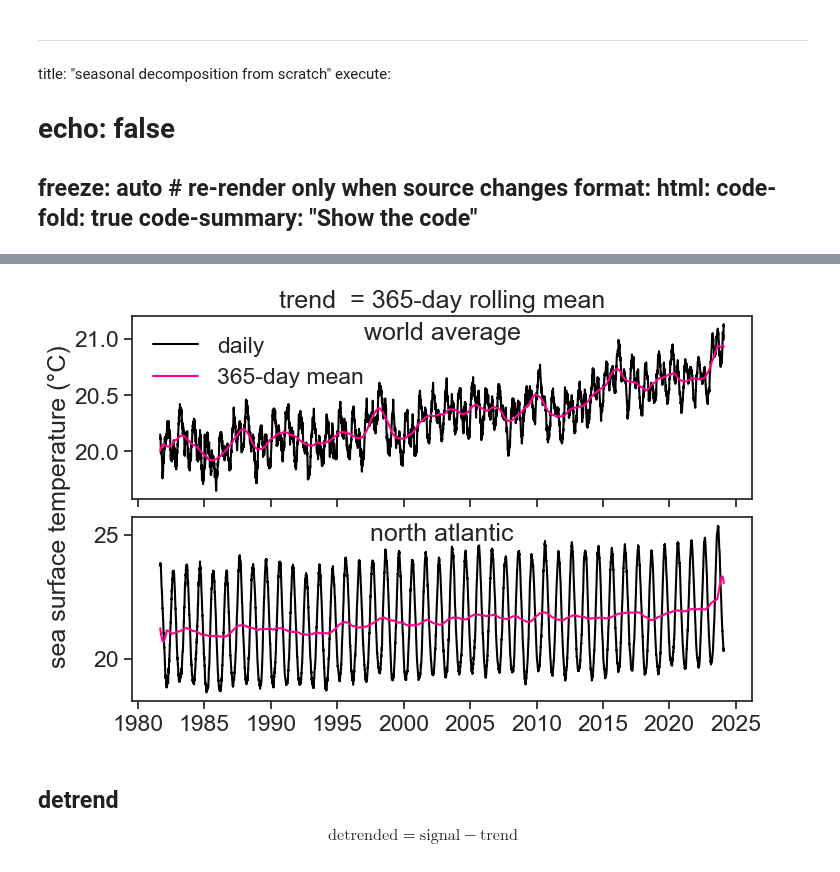
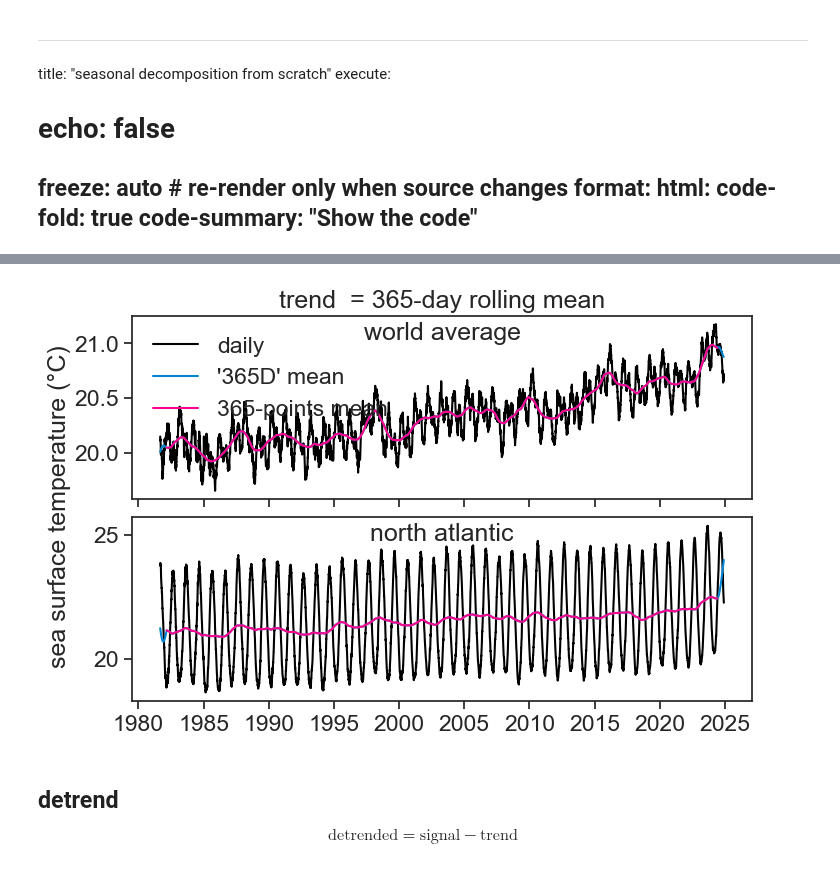
Before and after one commit to yairmau/time-series, a Jupyter notebook: seasonality/seasonal-decomposition-from-scratch.ipynb, the cells around one changed output, grey strips where cells are left out. Saved outputs shown, nothing was run; the diff lists cells and outputs as text; code cells hidden in the pictures.

```diff
--- a/seasonality/seasonal-decomposition-from-scratch.ipynb
+++ b/seasonality/seasonal-decomposition-from-scratch.ipynb
@@ -25,7 +25,7 @@ import pandas as pd
 from pandas.plotting import register_matplotlib_converters
 register_matplotlib_converters()  # datetime converter for a matplotlib
 import seaborn as sns
-sns.set(style="ticks", font_scale=1.5)
+sns.set_theme(style="ticks", font_scale=1.5)
 from statsmodels.tsa.seasonal import seasonal_decompose
 import matplotlib.dates as mdates
 from matplotlib.dates import DateFormatter
@@ -36,8 +36,8 @@ from statsmodels.tsa.stattools import adfuller
 # %matplotlib widget
 # %%
 #| code-summary: "load and plot data"
-df_north = pd.read_csv("sst_daily_north_atl.csv", index_col='date', parse_dates=True)
-df_world = pd.read_csv("sst_daily_world.csv", index_col='date', parse_dates=True)
+df_north = pd.read_csv("sst_north.csv", index_col='date', parse_dates=True)
+df_world = pd.read_csv("sst_world.csv", index_col='date', parse_dates=True)
 
 fig, ax = plt.subplots(2, 1, figsize=(8,5), sharex=True)
 fig.subplots_adjust(hspace=0.1)  # increase vertical space between panels
@@ -57,26 +59,30 @@ pass
 # %%
 #| code-fold: false
-df_north['trend'] = df_north['sst'].rolling('365D', center=True).mean()
-df_world['trend'] = df_world['sst'].rolling('365D', center=True).mean()
+df_north['trend'] = df_north['sst'].rolling(365, center=True).mean()
+df_north['trend2'] = df_north['sst'].rolling('365D', center=True).mean()
+df_world['trend'] = df_world['sst'].rolling(365, center=True).mean()
+df_world['trend2'] = df_world['sst'].rolling('365D', center=True).mean()
 # %%
 #| code-summary: "plot trend"
 fig, ax = plt.subplots(2, 1, figsize=(8,5), sharex=True)
 fig.subplots_adjust(hspace=0.1)  # increase vertical space between panels
 ax[0].plot(df_world['sst'], color="black", label="daily")
-ax[0].plot(df_world['trend'], color="xkcd:hot pink", label="365-day mean")
+ax[0].plot(df_world['trend2'], color="xkcd:cerulean", label="'365D' mean")
+ax[0].plot(df_world['trend'], color="xkcd:hot pink", label="365-points mean")
 ax[1].plot(df_north['sst'], color="black")
+ax[1].plot(df_north['trend2'], color="xkcd:cerulean")
 ax[1].plot(df_north['trend'], color="xkcd:hot pink")
 fig.text(0.02, 0.5, 'sea surface temperature (°C)', va='center', rotation='vertical')
 ax[0].set(title="trend  = 365-day rolling mean")
 ax[1].set(yticks=[20, 25])
 ax[0].text(0.5, 0.97, r"world average", transform=ax[0].transAxes,
            horizontalalignment='center', verticalalignment='top',)
 ax[1].text(0.5, 0.97, r"north atlantic", transform=ax[1].transAxes,
            horizontalalignment='center', verticalalignment='top',)
 ax[0].legend(frameon=False)
 pass
 # %% [output]
-[figure, old version]
+[figure, new version]
 # %% [markdown]
 ## detrend
 
```
Also changed, not shown: parts of 19 cells of this notebook, 19 other files.
